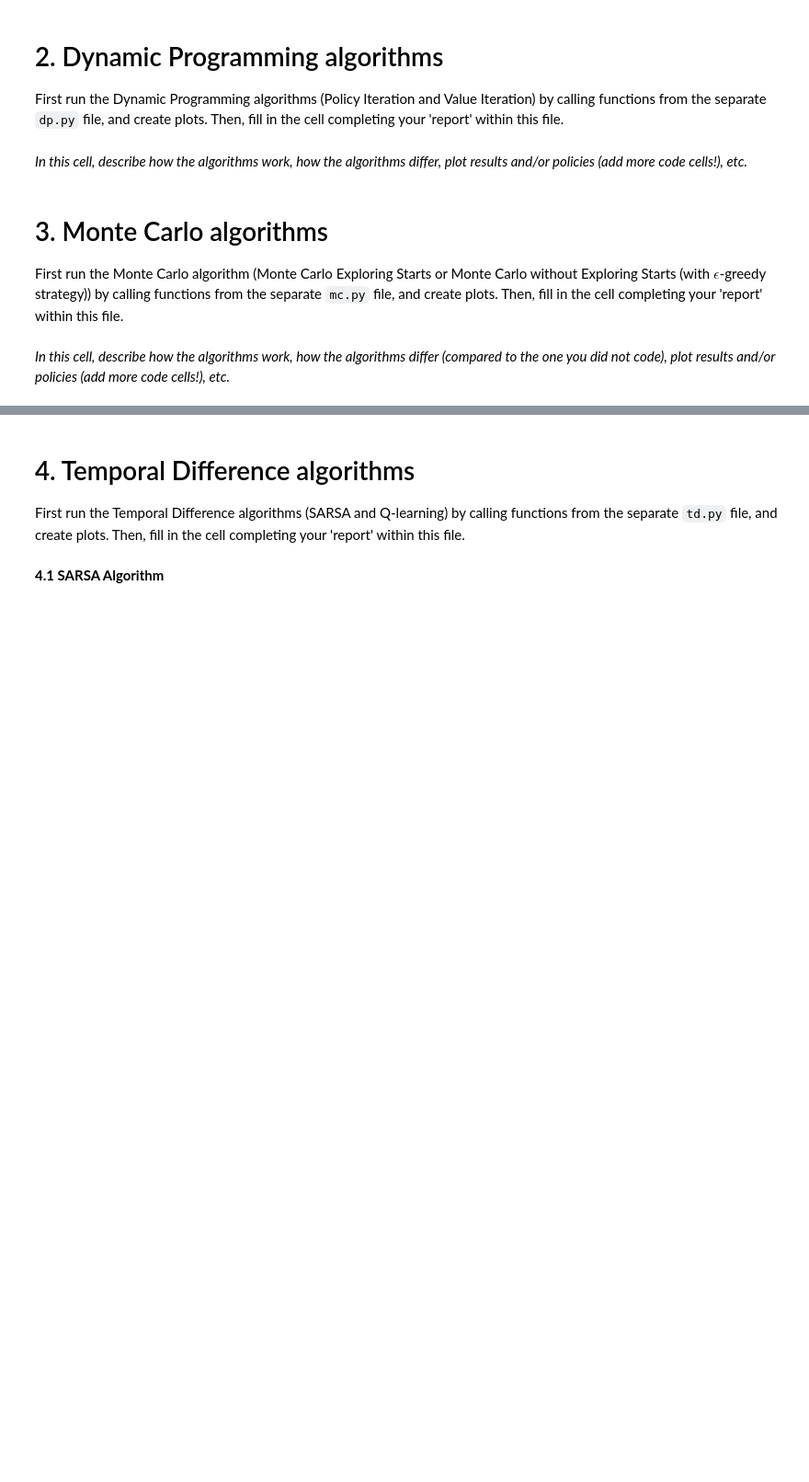
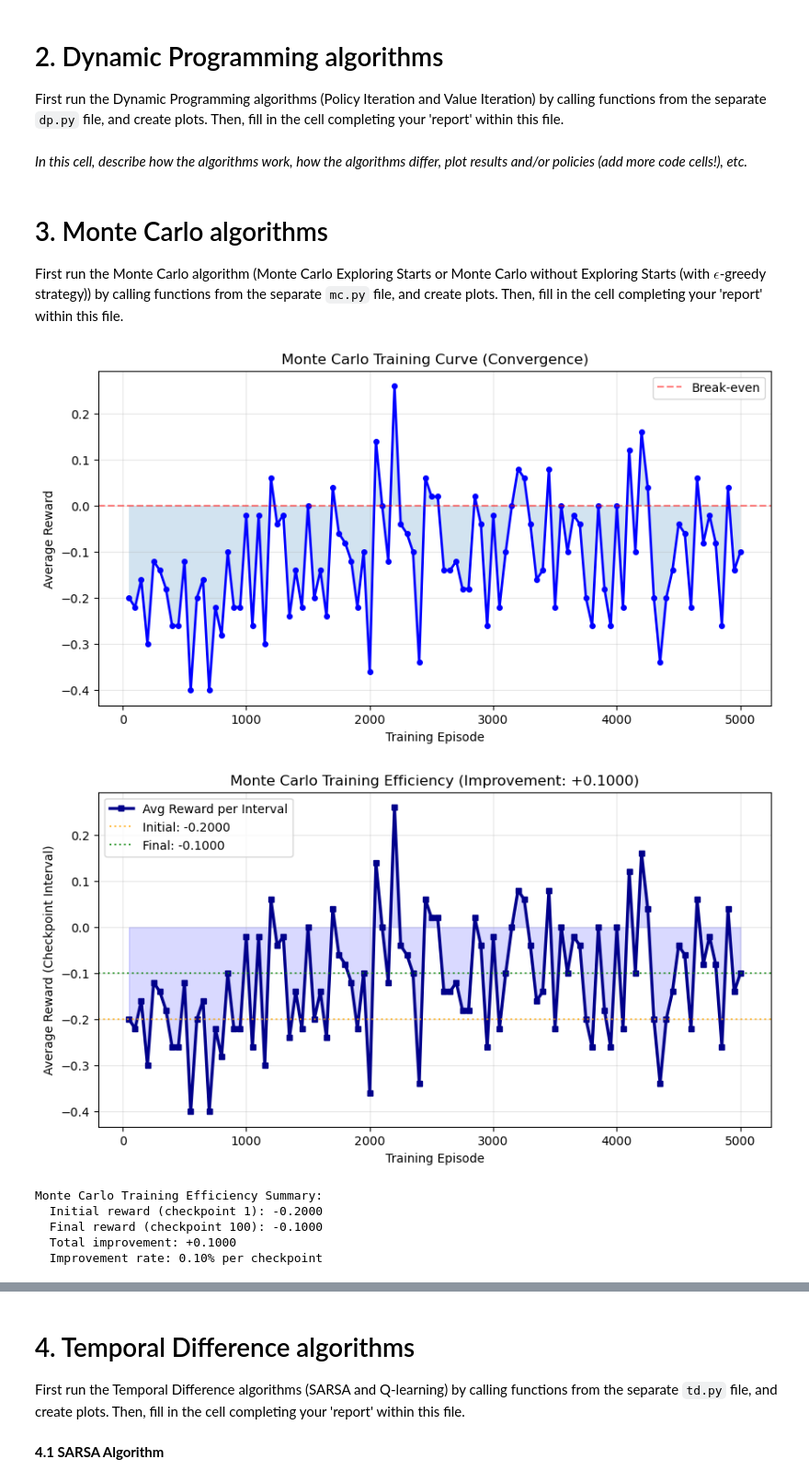
Before and after one commit to hrciak/Reinforcement-Learning---Blackjack-project, a Jupyter notebook: main.ipynb, the cells around one changed output, grey strips where cells are left out. Shown at 92% size. Drawn from its saved outputs; the diff is of its cells as text; code cells hidden in the pictures; blank space fills up the shorter version.

```diff
--- a/main.ipynb
+++ b/main.ipynb
@@ -91,6 +96,15 @@ _In this cell, describe how the algorithms work, how the algorithms differ, plot
 
 First run the Monte Carlo algorithm (Monte Carlo Exploring Starts or Monte Carlo without Exploring Starts (with $\epsilon$-greedy strategy)) by calling functions from the separate `mc.py` file, and create plots. Then, fill in the cell completing your 'report' within this file.
 # %%
-# Call Monte Carlo algorithm
+mc_policy, mc_train_rewards, mc_train_episodes = train_mc(env, num_episodes=5000, epsilon=0.1, gamma=1.0)
-# %% [markdown]
-_In this cell, describe how the algorithms work, how the algorithms differ (compared to the one you did not code), plot results and/or policies (add more code cells!), etc._
+# %%
+plot_training_curve(mc_train_episodes, mc_train_rewards, "Monte Carlo")
+plot_training_efficiency_summary(mc_train_episodes, mc_train_rewards, "Monte Carlo")
+# %% [output]
+[figure, added]
+[figure, added]
+Monte Carlo Training Efficiency Summary:
+  Initial reward (checkpoint 1): -0.2000
+  Final reward (checkpoint 100): -0.1000
+  Total improvement: +0.1000
+  Improvement rate: 0.10% per checkpoint
```
Also changed, not shown: parts of 8 cells of this notebook.
